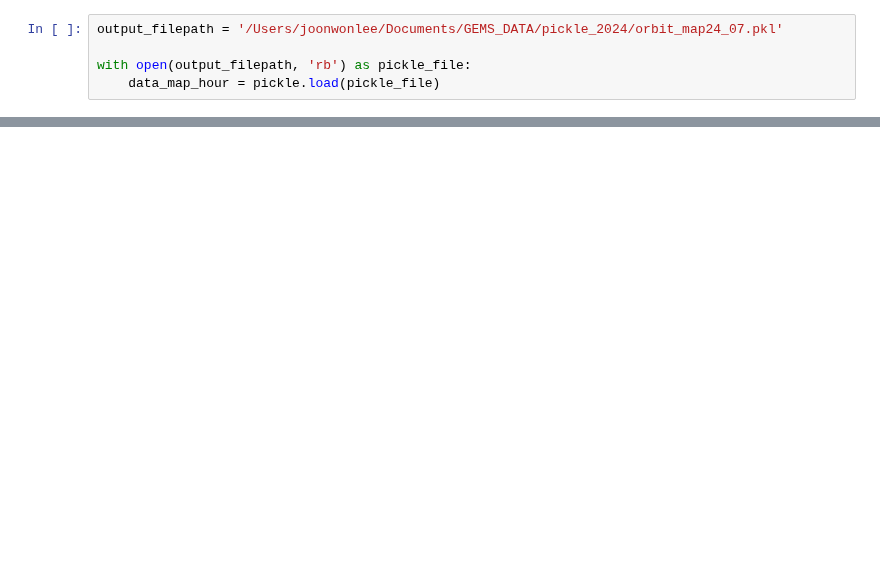
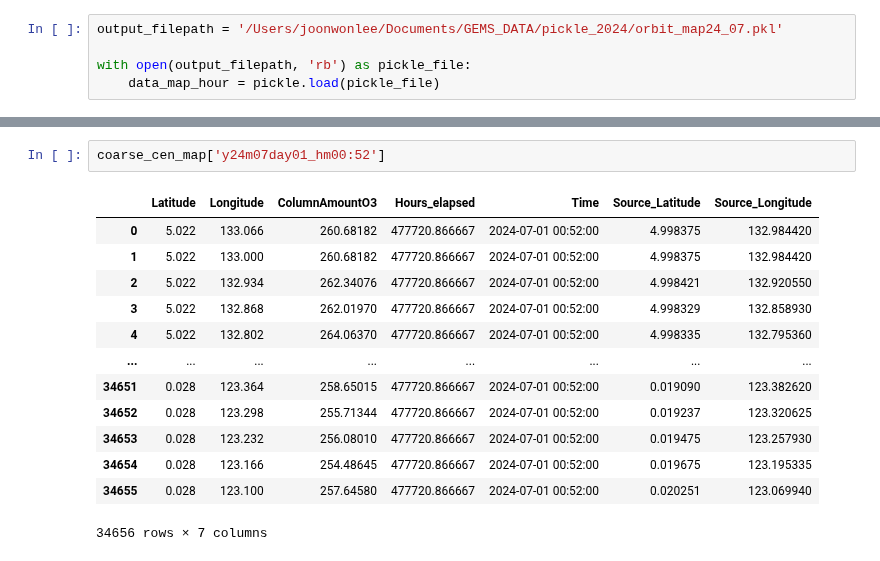
Before and after one commit to cl20813/GEMS_TCO, a Jupyter notebook: data_preprocessing/experiment.ipynb, the cells around one changed output, grey strips where cells are left out. Saved outputs shown, nothing was run; the diff lists cells and outputs as text; blank space fills up the shorter version.

```diff
--- a/data_preprocessing/experiment.ipynb
+++ b/data_preprocessing/experiment.ipynb
@@ -170,0 +312,16 @@ instance = center_matching_hour(df, lat_start, lat_end, lon_start, lon_end)
+# %%
+coarse_cen_map['y24m07day01_hm00:52']
+# %% [output]
+|  | Latitude | Longitude | ColumnAmountO3 | Hours_elapsed | Time | Source_Latitude | Source_Longitude |
+| 0 | 5.022 | 133.066 | 260.68182 | 477720.866667 | 2024-07-01 00:52:00 | 4.998375 | 132.984420 |
+| 1 | 5.022 | 133.000 | 260.68182 | 477720.866667 | 2024-07-01 00:52:00 | 4.998375 | 132.984420 |
+| 2 | 5.022 | 132.934 | 262.34076 | 477720.866667 | 2024-07-01 00:52:00 | 4.998421 | 132.920550 |
+| 3 | 5.022 | 132.868 | 262.01970 | 477720.866667 | 2024-07-01 00:52:00 | 4.998329 | 132.858930 |
+| 4 | 5.022 | 132.802 | 264.06370 | 477720.866667 | 2024-07-01 00:52:00 | 4.998335 | 132.795360 |
+| ... | ... | ... | ... | ... | ... | ... | ... |
+| 34651 | 0.028 | 123.364 | 258.65015 | 477720.866667 | 2024-07-01 00:52:00 | 0.019090 | 123.382620 |
+| 34652 | 0.028 | 123.298 | 255.71344 | 477720.866667 | 2024-07-01 00:52:00 | 0.019237 | 123.320625 |
+| 34653 | 0.028 | 123.232 | 256.08010 | 477720.866667 | 2024-07-01 00:52:00 | 0.019475 | 123.257930 |
+| 34654 | 0.028 | 123.166 | 254.48645 | 477720.866667 | 2024-07-01 00:52:00 | 0.019675 | 123.195335 |
+| 34655 | 0.028 | 123.100 | 257.64580 | 477720.866667 | 2024-07-01 00:52:00 | 0.020251 | 123.069940 |
+34656 rows × 7 columns
```
Also changed, not shown: parts of 20 cells of this notebook, 7 other files.
